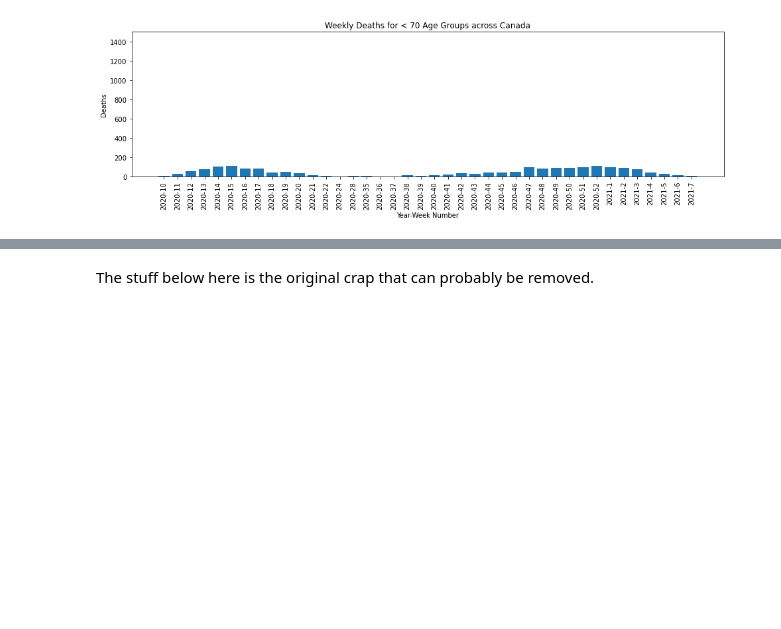
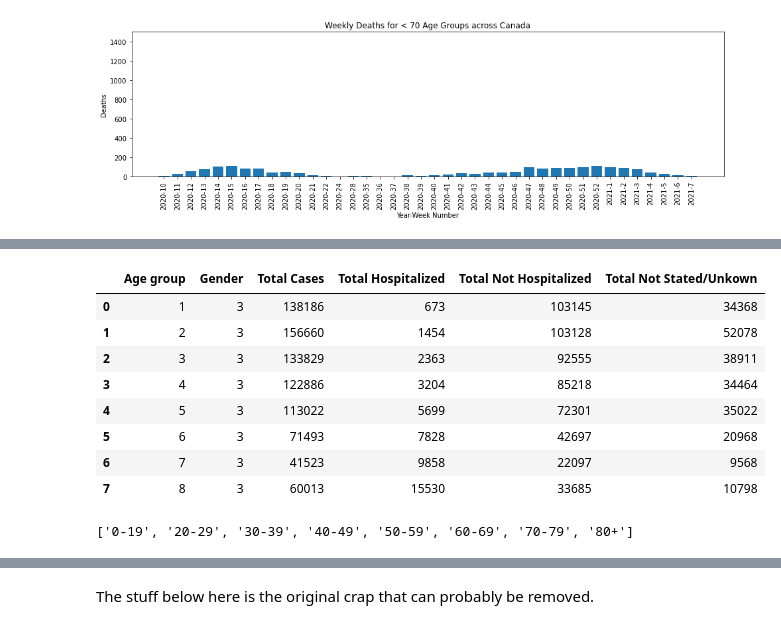
Before and after one commit to rkaunismaa/Covid19, a Jupyter notebook: COVID19-eng.ipynb, the cells around one changed output, grey strips where cells are left out. Saved outputs shown, nothing was run; the diff lists cells and outputs as text; code cells hidden in the pictures; blank space fills up the shorter version.

```diff
--- a/COVID19-eng.ipynb
+++ b/COVID19-eng.ipynb
@@ -290,0 +324,16 @@ dtype: int64
+# %%
+# target genders, agegroups
+genderIds = [1,2]
+ageGroupId = [1,2,3,4,5,6,7,8]
+hospitalizationDf = hospitalDf.loc[(hospitalDf['Gender'].isin(genderIds)) & (hospitalDf['Age group'].isin(ageGroupId))].groupby(['Age group']).sum().reset_index()
+hospitalizationDf.head(10)
+# %% [output]
+|  | Age group | Gender | Total Cases | Total Hospitalized | Total Not Hospitalized | Total Not Stated/Unkown |
+| 0 | 1 | 3 | 138186 | 673 | 103145 | 34368 |
+| 1 | 2 | 3 | 156660 | 1454 | 103128 | 52078 |
+| 2 | 3 | 3 | 133829 | 2363 | 92555 | 38911 |
+| 3 | 4 | 3 | 122886 | 3204 | 85218 | 34464 |
+| 4 | 5 | 3 | 113022 | 5699 | 72301 | 35022 |
+| 5 | 6 | 3 | 71493 | 7828 | 42697 | 20968 |
+| 6 | 7 | 3 | 41523 | 9858 | 22097 | 9568 |
+| 7 | 8 | 3 | 60013 | 15530 | 33685 | 10798 |
@@ -290,0 +344,15 @@ dtype: int64
+# %%
+xLabels = list(ageGroup.values())[:8]
+print(xLabels)
+# genderIds = [1,2]
+# ageGroupId = [1,2,3,4,5,6,7,8]
+# totalCases = list((hospitalDf.loc[(hospitalDf['Gender'].isin(genderIds))])['Total Cases'])
+# print(totalCases)
+# totalNotHospitalized = list((hospitalDf.loc[(hospitalDf['Gender'].isin(genderIds))])['Total Not Hospitalized'])
+# print(totalNotHospitalized)
+# totalHospitalized = list((hospitalDf.loc[(hospitalDf['Gender'].isin(genderIds))])['Total Hospitalized'])
+# print(totalHospitalized)
+# totalHospitalizedNSU = list((hospitalDf.loc[(hospitalDf['Gender'].isin(genderIds))])['Total Not Stated/Unkown'])
+# print(totalHospitalizedNSU)
+# %% [output]
+['0-19', '20-29', '30-39', '40-49', '50-59', '60-69', '70-79', '80+']
```
Also changed, not shown: parts of 13 cells of this notebook.
